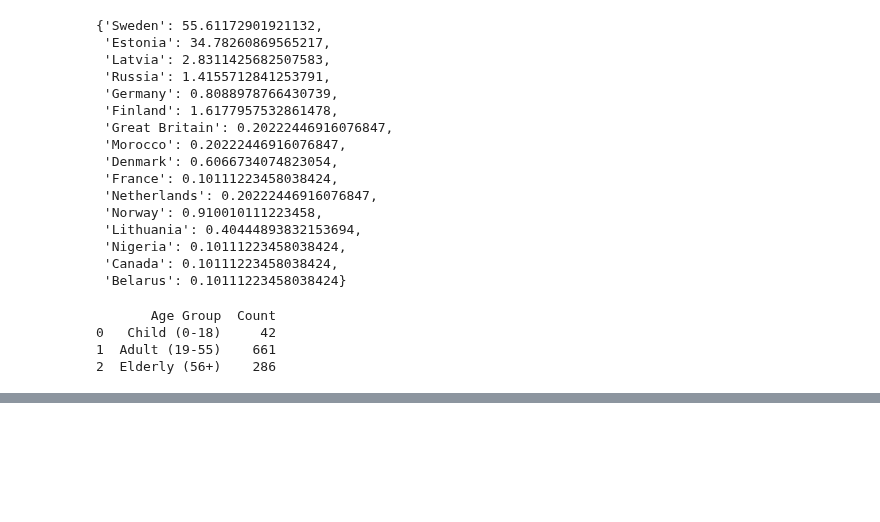
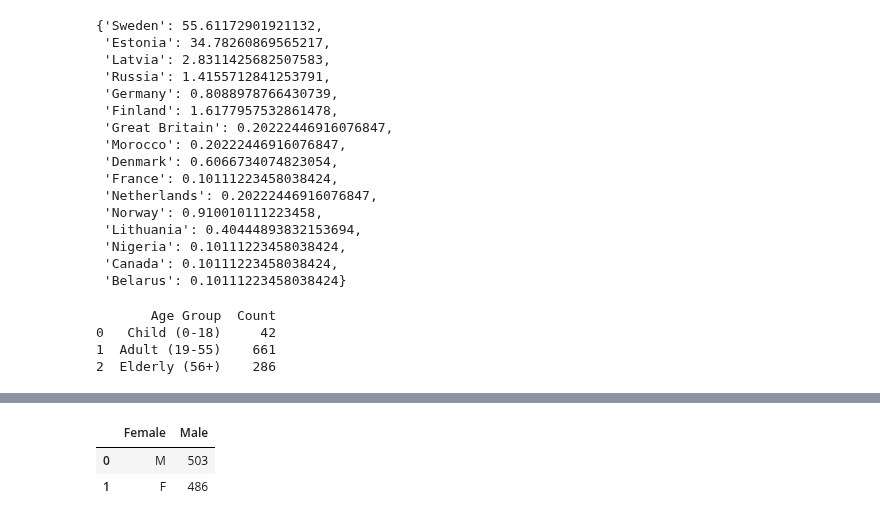
Before and after one commit to IsaacG-L/AI, a Jupyter notebook: Semester 1/Titanic/Titanic.ipynb, the cells around one changed output, grey strips where cells are left out. Cells and saved outputs as stored; diff of their text form; code cells hidden in the pictures; blank space fills up the shorter version.

```diff
--- a/Semester 1/Titanic/Titanic.ipynb
+++ b/Semester 1/Titanic/Titanic.ipynb
@@ -603,0 +603,8 @@ print(frequency_table)
+# %%
+freqTable = boaty ["Sex"].value_counts().reset_index()
+freqTable.columns = ["Female", "Male"]
+freqTable
+# %% [output]
+|  | Female | Male |
+| 0 | M | 503 |
+| 1 | F | 486 |
```
Also changed, not shown: parts of 11 cells of this notebook.
